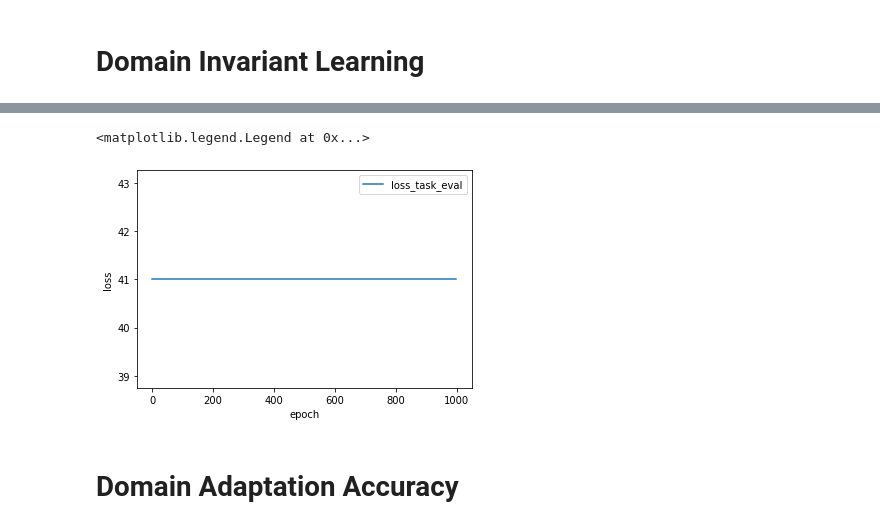
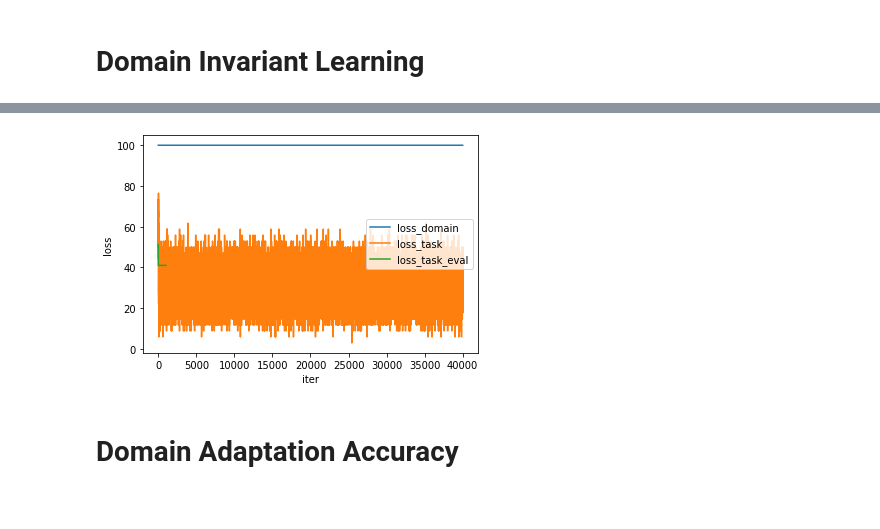
Before and after one commit to oh-yu/domain-invariant-learning, a Jupyter notebook: occupancy_detection.ipynb, the cells around one changed output, grey strips where cells are left out. Drawn from its saved outputs; the diff is of its cells as text; code cells hidden in the pictures.

Commit message:
encapsulated domain invariant learnig process

```diff
--- a/occupancy_detection.ipynb
+++ b/occupancy_detection.ipynb
@@ -108,8 +44,0 @@ plt.legend()
-# %%
-plt.plot(loss_task_evals, label="loss_task_eval")
-plt.xlabel("epoch")
-plt.ylabel("loss")
-plt.legend()
-# %% [output]
-<matplotlib.legend.Legend at 0x...>
-[figure, removed]
@@ -116,3 +47,9 @@ plt.legend()
+# %%
+feature_extractor, task_classifier = utils.fit(source_loader, target_loader, target_X, target_y_task,
+                                               feature_extractor, domain_classifier, task_classifier, criterion,
+                                               feature_optimizer, domain_optimizer, task_optimizer, num_epochs=num_epochs)
+# %% [output]
+[figure, added]
 # %% [markdown]
 # Domain Adaptation Accuracy
 # %%
```
Also changed, not shown: parts of 5 cells of this notebook, 2 other files.
